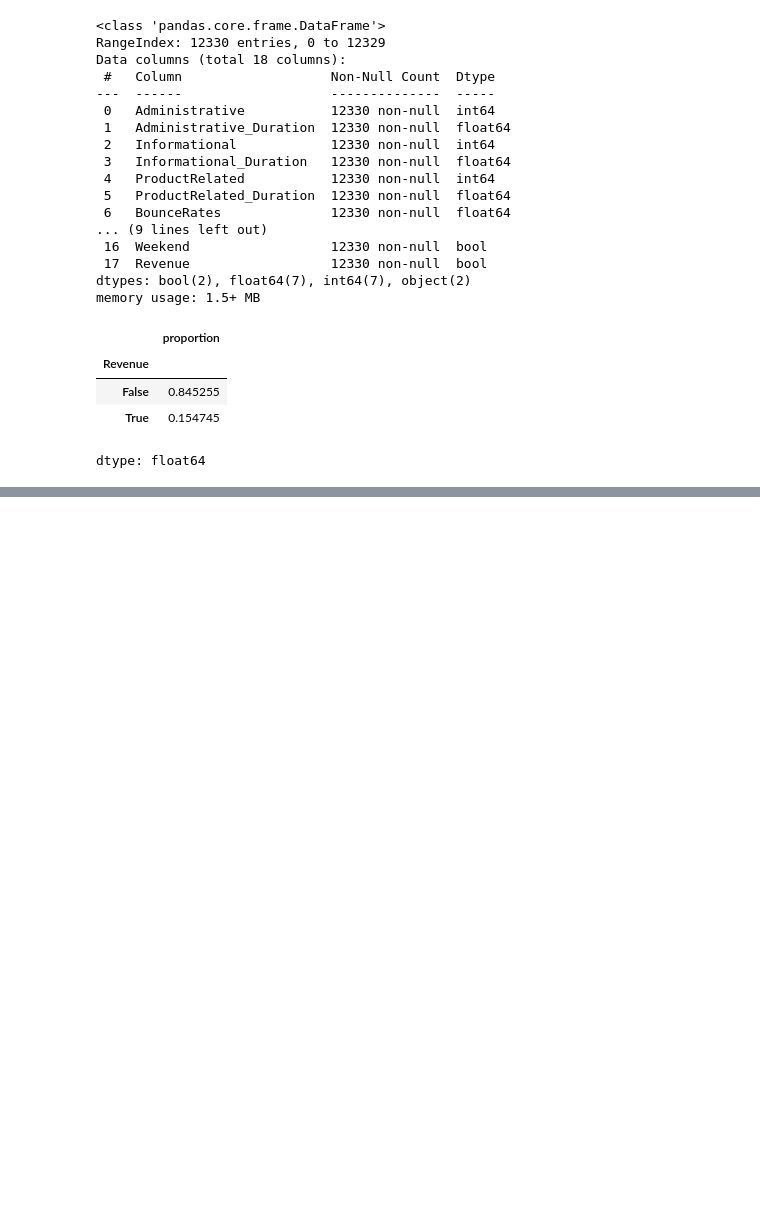
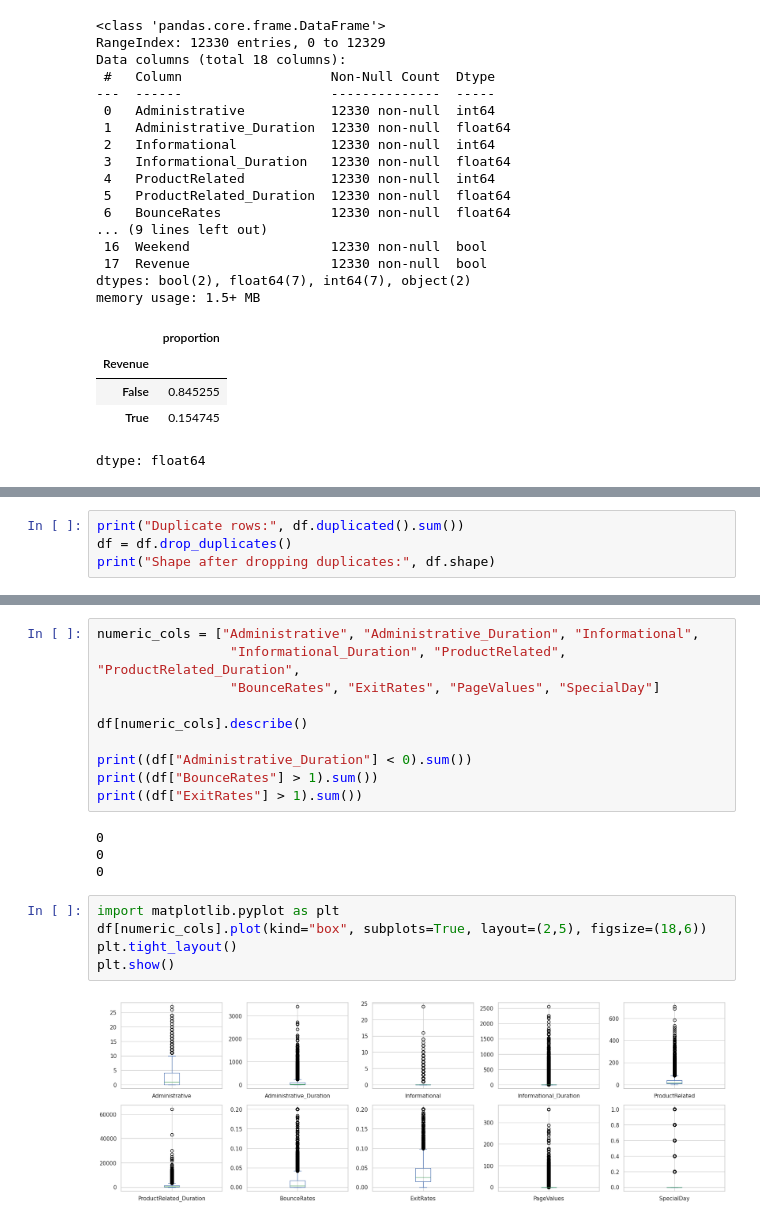
Before and after one commit to hetalsharmaaa/perzonix, a Jupyter notebook: shoppersintent.ipynb, the cells around one changed output, grey strips where cells are left out. Cells and saved outputs as stored; diff of their text form; blank space fills up the shorter version.

Commit message:
analyyzing numeric features

```diff
--- a/shoppersintent.ipynb
+++ b/shoppersintent.ipynb
@@ -54,0 +60,4 @@ dtype: float64
+# %%
+print("Duplicate rows:", df.duplicated().sum())
+df = df.drop_duplicates()
+print("Shape after dropping duplicates:", df.shape)
@@ -54,0 +88,21 @@ dtype: float64
+# %%
+numeric_cols = ["Administrative", "Administrative_Duration", "Informational",
+                 "Informational_Duration", "ProductRelated", "ProductRelated_Duration",
+                 "BounceRates", "ExitRates", "PageValues", "SpecialDay"]
+
+df[numeric_cols].describe()
+
+print((df["Administrative_Duration"] < 0).sum())
+print((df["BounceRates"] > 1).sum())
+print((df["ExitRates"] > 1).sum())
+# %% [output]
+0
+0
+0
+# %%
+import matplotlib.pyplot as plt
+df[numeric_cols].plot(kind="box", subplots=True, layout=(2,5), figsize=(18,6))
+plt.tight_layout()
+plt.show()
+# %% [output]
+[figure, added]
```
Also changed, not shown: parts of 7 cells of this notebook.
